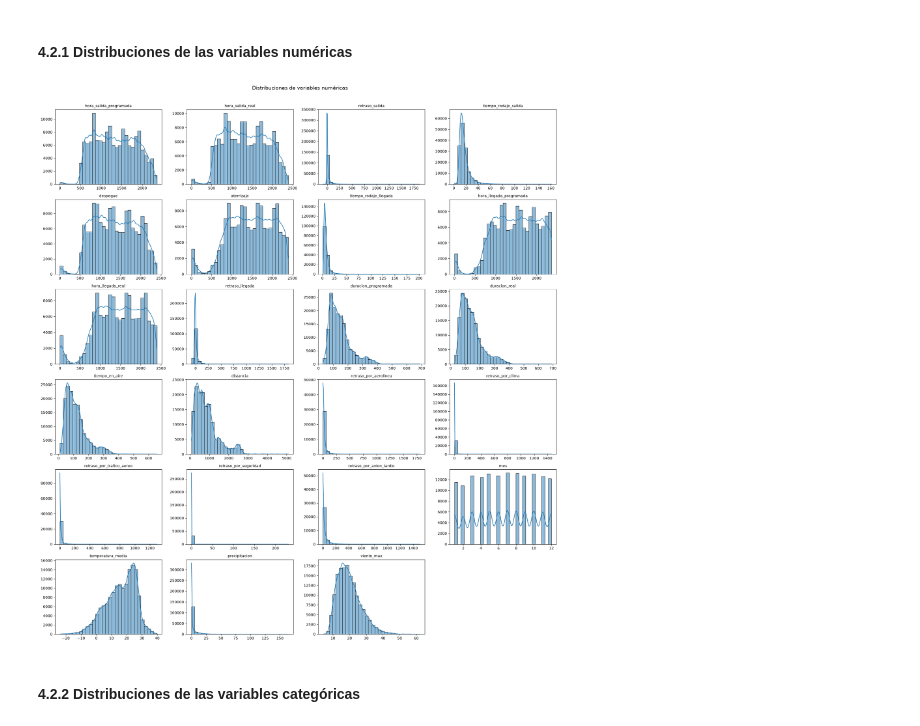
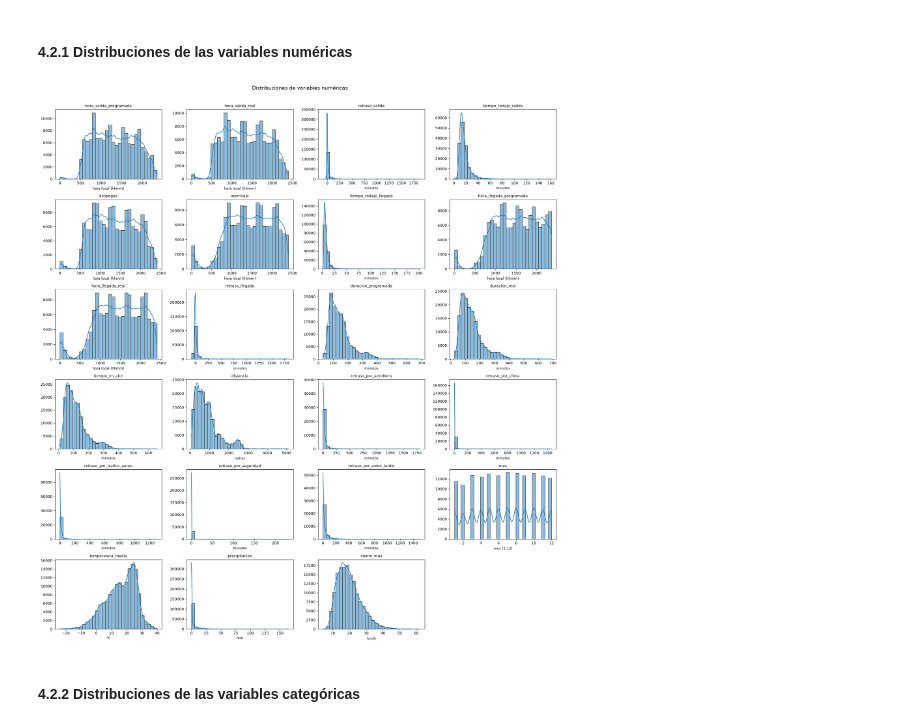
Before and after one commit to Guadacarro/TP_IA, a Jupyter notebook: tp.ipynb, the cells around one changed output. Cells and saved outputs as stored; diff of their text form; code cells hidden in the pictures.

```diff
--- a/tp.ipynb
+++ b/tp.ipynb
@@ -555,24 +546,51 @@ Por lo que podemos ver en esta parte del código podríamos decir que existe un
 # %%
 n_cols = 4
 n_rows = (len(num_cols) + n_cols - 1) // n_cols
+
+# Unidades del eje x de cada variable (según dictionary.md y las unidades por defecto de Open-Meteo)
+unidades = {
+    'hora_salida_programada': 'hora local (hhmm)',
+    'hora_salida_real': 'hora local (hhmm)',
+    'despegue': 'hora local (hhmm)',
+    'aterrizaje': 'hora local (hhmm)',
+    'hora_llegada_programada': 'hora local (hhmm)',
+    'hora_llegada_real': 'hora local (hhmm)',
+    'retraso_salida': 'minutos',
+    'retraso_llegada': 'minutos',
+    'tiempo_rodaje_salida': 'minutos',
+    'tiempo_rodaje_llegada': 'minutos',
+    'duracion_programada': 'minutos',
+    'duracion_real': 'minutos',
+    'tiempo_en_aire': 'minutos',
+    'retraso_por_aerolinea': 'minutos',
+    'retraso_por_clima': 'minutos',
+    'retraso_por_trafico_aereo': 'minutos',
+    'retraso_por_seguridad': 'minutos',
+    'retraso_por_avion_tardio': 'minutos',
+    'distancia': 'millas',
+    'mes': 'mes (1-12)',
+    'temperatura_media': '°C',
+    'precipitacion': 'mm',
+    'viento_max': 'km/h',
+}
 
 fig, axes = plt.subplots(n_rows, n_cols, figsize=(20, n_rows * 3.5))
 axes = axes.flatten()
 
 for i, col in enumerate(num_cols):
     sns.histplot(df_2022[col], kde=True, bins=30, ax=axes[i])
     axes[i].set_title(col, fontsize=10)
-    axes[i].set_xlabel('')
+    axes[i].set_xlabel(unidades.get(col, ''), fontsize=9)
     axes[i].set_ylabel('')
 
 for j in range(i + 1, len(axes)):
     axes[j].set_visible(False)
 
 plt.suptitle('Distribuciones de variables numéricas', fontsize=14, y=1.01)
 plt.tight_layout()
 plt.show()
 # %% [output]
-[figure, old version]
+[figure, new version]
 # %% [markdown]
 #### 4.2.2 Distribuciones de las variables categóricas
 # %%
```
Also changed, not shown: parts of 12 cells of this notebook.
